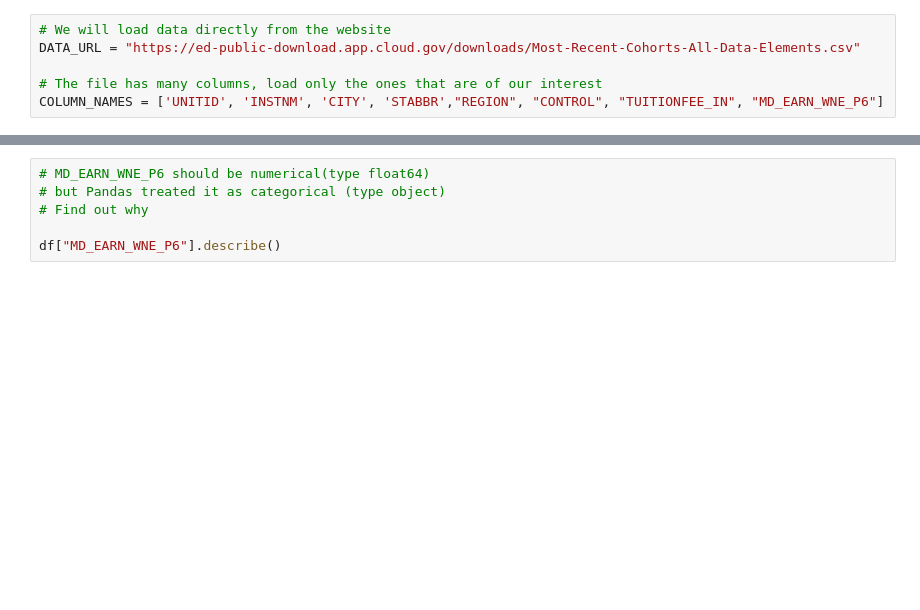
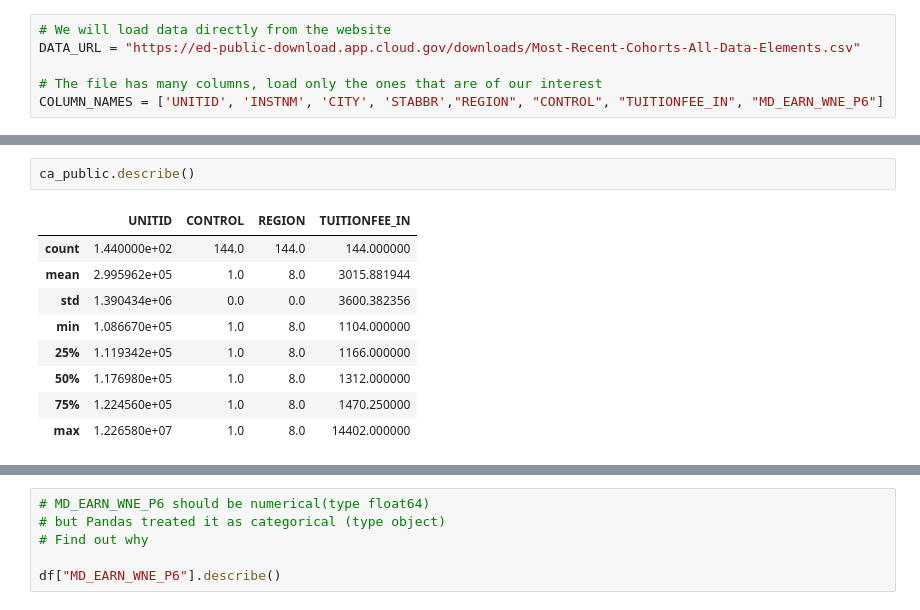
Before and after one commit to wcj365/python-dataviz, a Jupyter notebook: python_dataviz.ipynb, the cells around one changed output, grey strips where cells are left out. Cells and saved outputs as stored; diff of their text form; blank space fills up the shorter version.

```diff
--- a/python_dataviz.ipynb
+++ b/python_dataviz.ipynb
@@ -70,0 +113,12 @@ memory usage: 251.5+ KB
+# %%
+ca_public.describe()
+# %% [output]
+|  | UNITID | CONTROL | REGION | TUITIONFEE_IN |
+| count | 1.440000e+02 | 144.0 | 144.0 | 144.000000 |
+| mean | 2.995962e+05 | 1.0 | 8.0 | 3015.881944 |
+| std | 1.390434e+06 | 0.0 | 0.0 | 3600.382356 |
+| min | 1.086670e+05 | 1.0 | 8.0 | 1104.000000 |
+| 25% | 1.119342e+05 | 1.0 | 8.0 | 1166.000000 |
+| 50% | 1.176980e+05 | 1.0 | 8.0 | 1312.000000 |
+| 75% | 1.224560e+05 | 1.0 | 8.0 | 1470.250000 |
+| max | 1.226580e+07 | 1.0 | 8.0 | 14402.000000 |
```
Also changed, not shown: parts of 6 cells of this notebook.
